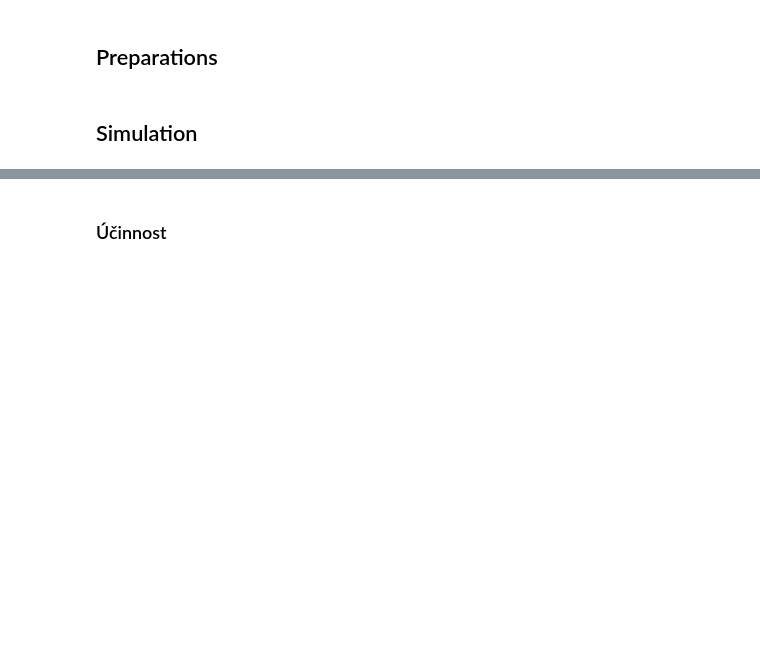
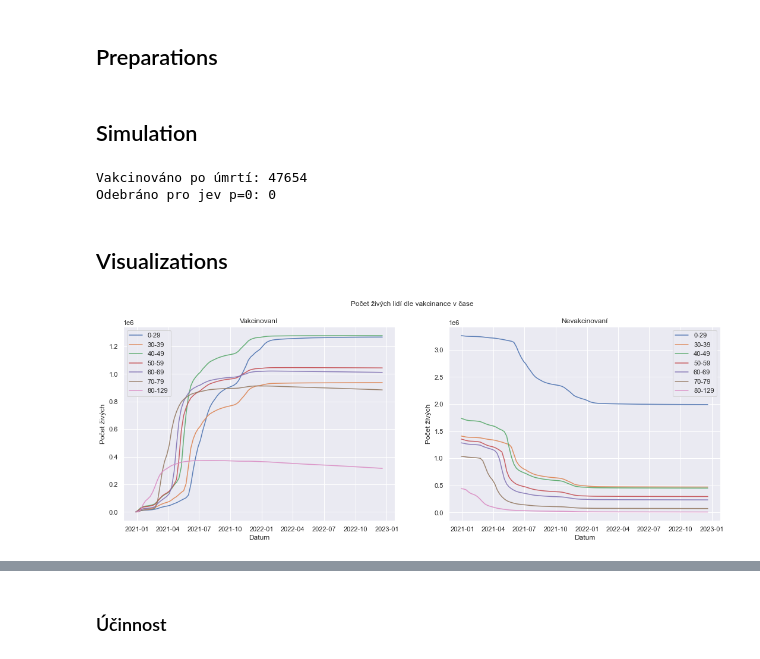
Before and after one commit to PalackyUniversity/nobel-model, a Jupyter notebook: main_stochastic.ipynb, the cells around one changed output, grey strips where cells are left out. Drawn from its saved outputs; the diff is of its cells as text; code cells hidden in the pictures; blank space fills up the shorter version.

```diff
--- a/main_stochastic.ipynb
+++ b/main_stochastic.ipynb
@@ -171,2 +178,32 @@ def run(p):
 # %% [markdown]
 ## Simulation
+# %%
+p = run(0)
+# %% [output]
+Vakcinováno po úmrtí: 47654
+Odebráno pro jev p=0: 0
+# %% [markdown]
+## Visualizations
+# %%
+fig, (al, ar) = plt.subplots(1, 2, figsize=(18, 6))
+
+for x, y11, y12, y21, y22, errored, removed in [p]:
+    for age in list(y.keys()):
+        al.plot(x[age], y12[age], alpha=0.9, label=age)
+        ar.plot(x[age], y22[age], alpha=0.9, label=age)
+
+al.set_xlabel("Datum")
+ar.set_xlabel("Datum")
+
+al.set_ylabel("Počet živých")
+ar.set_ylabel("Počet živých")
+
+al.set_title("Vakcinovaní")
+ar.set_title("Nevakcinovaní")
+
+al.legend()
+ar.legend()
+
+fig.suptitle("Počet živých lidí dle vakcinance v čase");
+# %% [output]
+[figure, added]
```
Also changed, not shown: parts of 6 cells of this notebook.
